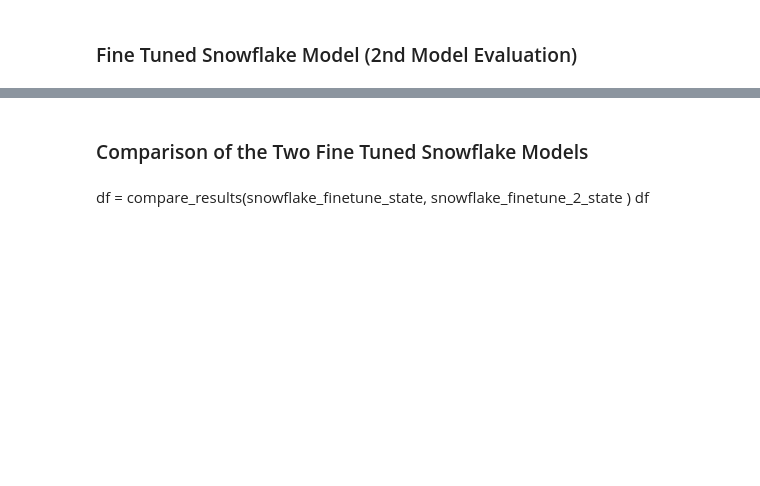
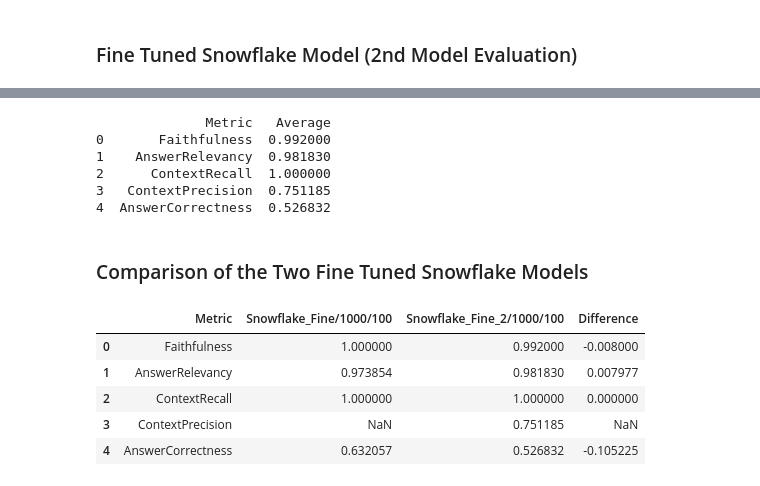
Before and after one commit to rchrdgwr/AIE4-Midterm, a Jupyter notebook: rag_chain.ipynb, the cells around one changed output, grey strips where cells are left out. Saved outputs shown, nothing was run; the diff lists cells and outputs as text; code cells hidden in the pictures; blank space fills up the shorter version.

```diff
--- a/rag_chain.ipynb
+++ b/rag_chain.ipynb
@@ -531,19 +621,2 @@ Chink overlap: 100
 # %% [markdown]
 ### Comparison of Base Snowflake with the TE3
-# %%
-import pandas as pd
-def compare_results(run_model_1, run_model_2):
-    results_1 = run_model_1.ragas_results
-    results_2 = run_model_2.ragas_results
-    comparison_data = {
-        'Metric': list(results_1.keys()),
-        run_model_1.name: [results_1[key] for key in results_1.keys()],
-        run_model_2.name: [results_2[key] for key in results_2.keys()],
-        'Difference': [results_2[key] - results_1[key] for key in results_1.keys()]
-    }
-    return pd.DataFrame(comparison_data)
-
-snowflake_base_state.name = "Snowflake_Base/1000/100"
-model_1000_100_state.name = "TE3/1000/100"
-df = compare_results(snowflake_base_state, model_1000_100_state )
-df
@@ -802,5 +1064,21 @@ run_ragas_evaluation(app_state, snowflake_finetune_2_state)
+# %%
+display_metrics(snowflake_finetune_2_state)
+# %% [output]
+              Metric   Average
+0       Faithfulness  0.992000
+1    AnswerRelevancy  0.981830
+2      ContextRecall  1.000000
+3   ContextPrecision  0.751185
+4  AnswerCorrectness  0.526832
 # %% [markdown]
 ### Comparison of the Two Fine Tuned Snowflake Models
-# %% [markdown]
-df = compare_results(snowflake_finetune_state, snowflake_finetune_2_state )
-df
+# %%
+df = compare_results(snowflake_finetune_state, snowflake_finetune_2_state )
+df
+# %% [output]
+|  | Metric | Snowflake_Fine/1000/100 | Snowflake_Fine_2/1000/100 | Difference |
+| 0 | Faithfulness | 1.000000 | 0.992000 | -0.008000 |
+| 1 | AnswerRelevancy | 0.973854 | 0.981830 | 0.007977 |
+| 2 | ContextRecall | 1.000000 | 1.000000 | 0.000000 |
+| 3 | ContextPrecision | NaN | 0.751185 | NaN |
+| 4 | AnswerCorrectness | 0.632057 | 0.526832 | -0.105225 |
```
Also changed, not shown: parts of 38 cells of this notebook, 1 other file.
